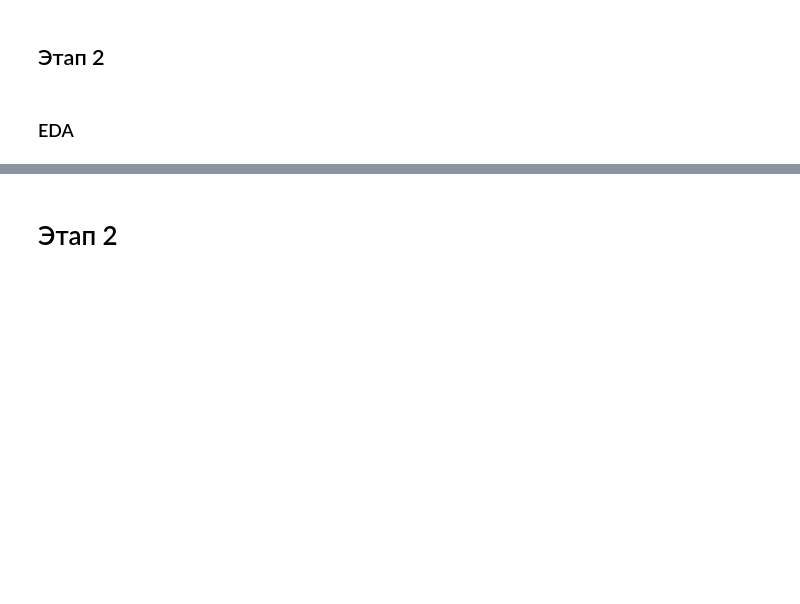
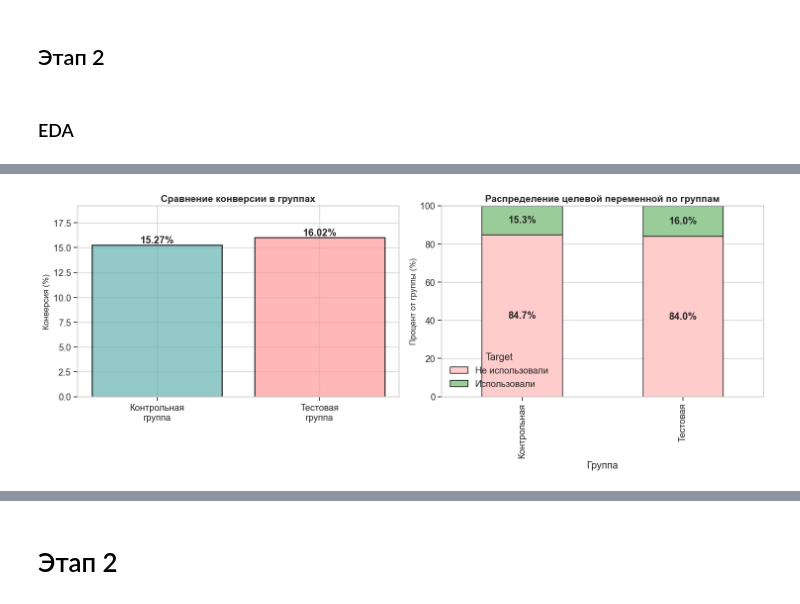
Before and after one commit to koranevskiy/mle-uplift-sprint-5, a Jupyter notebook: final_project_template.ipynb, the cells around one changed output, grey strips where cells are left out. Cells and saved outputs as stored; diff of their text form; code cells hidden in the pictures; blank space fills up the shorter version.

```diff
--- a/final_project_template.ipynb
+++ b/final_project_template.ipynb
@@ -168,0 +264,50 @@ dtype: object
+# %%
+# Визуализация конверсии по группам
+fig, axes = plt.subplots(1, 2, figsize=(15, 6))
+
+# График 1: Сравнение конверсии
+bars = axes[0].bar(['Контрольная\nгруппа', 'Тестовая\nгруппа'],
+                   [control_conv, treatment_conv],
+                   color=['#66b3b3', '#ff9999'],
+                   edgecolor='black',
+                   linewidth=2,
+                   alpha=0.7)
+axes[0].set_ylabel('Конверсия (%)', fontsize=12)
+axes[0].set_title('Сравнение конверсии в группах', fontsize=14, fontweight='bold')
+axes[0].set_ylim(0, max(control_conv, treatment_conv) * 1.2)
+
+# Добавляем значения на столбцы
+for bar in bars:
+    height = bar.get_height()
+    axes[0].text(bar.get_x() + bar.get_width()/2., height,
+                 f'{height:.2f}%', ha='center', va='bottom', fontweight='bold')
+
+# График 2: Матрица распределения
+# Создаем сводную таблицу
+pivot_table = pd.crosstab(df['treatment'], df['target'],
+                          normalize='index') * 100
+pivot_table.columns = ['Не использовали (0)', 'Использовали (1)']
+pivot_table.index = ['Контрольная', 'Тестовая']
+
+pivot_table.plot(kind='bar', stacked=True, ax=axes[1],
+                 color=['#ffcccc', '#99cc99'],
+                 edgecolor='black',
+                 linewidth=1)
+axes[1].set_ylabel('Процент от группы (%)', fontsize=12)
+axes[1].set_xlabel('Группа')
+axes[1].set_title('Распределение целевой переменной по группам', fontsize=14, fontweight='bold')
+axes[1].legend(title='Target', labels=['Не использовали', 'Использовали'])
+axes[1].set_ylim(0, 100)
+
+# Добавляем значения на столбцы
+for i, (index, row) in enumerate(pivot_table.iterrows()):
+    cum_height = 0
+    for j, val in enumerate(row):
+        axes[1].text(i, cum_height + val/2, f'{val:.1f}%',
+                     ha='center', va='center', fontweight='bold')
+        cum_height += val
+
+plt.tight_layout()
+plt.show()
+# %% [output]
+[figure, added]
```
Also changed, not shown: parts of 20 cells of this notebook.
